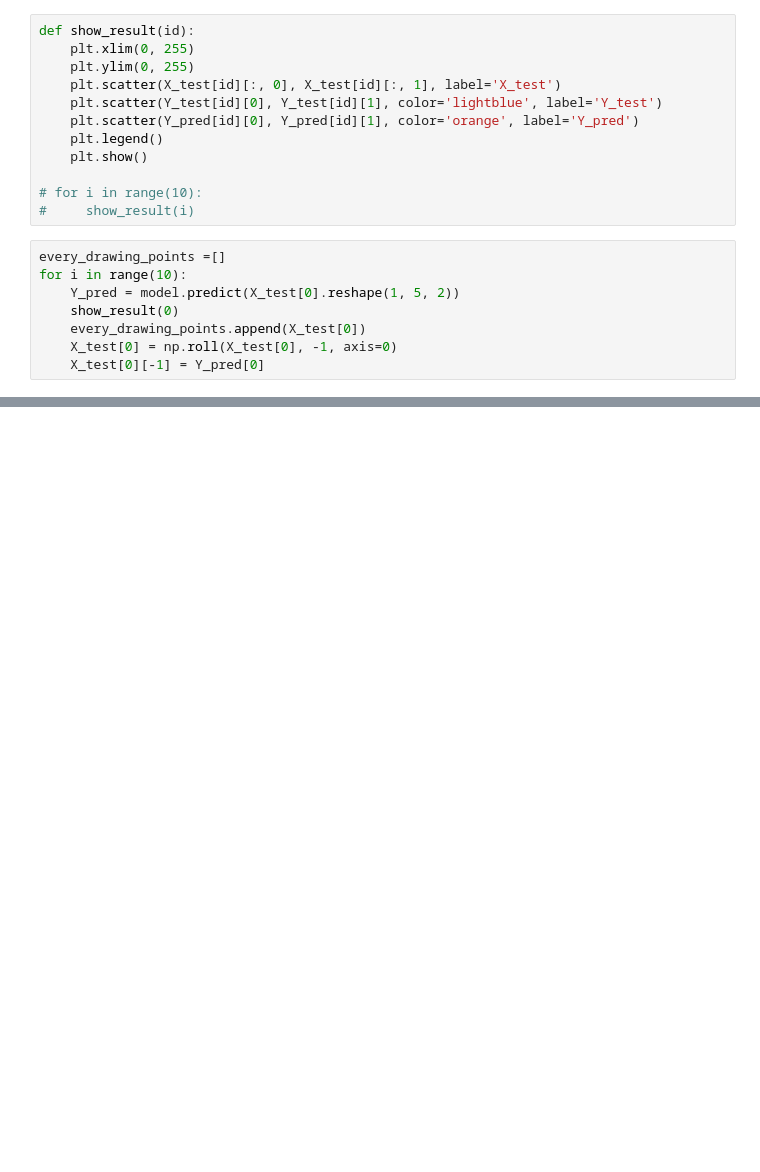
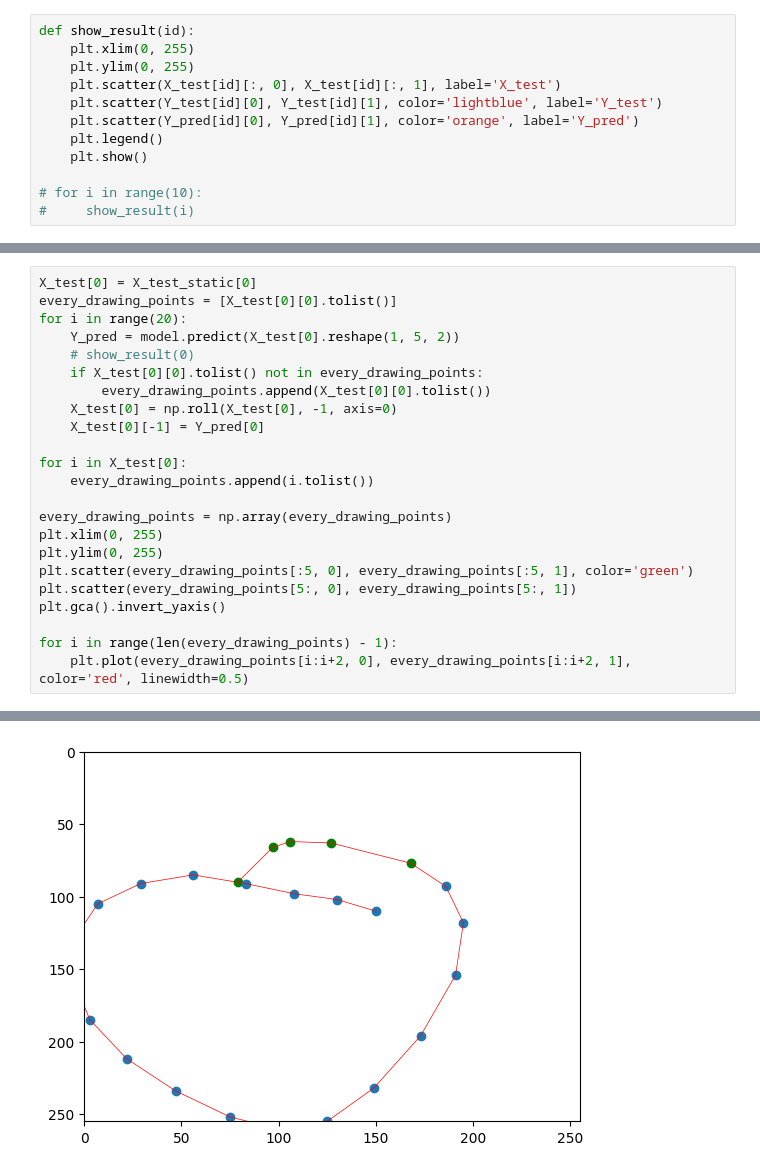
Before and after one commit to Afraiven/making_nn_draw, a Jupyter notebook: apple/nn_drawing_apple.ipynb, the cells around one changed output, grey strips where cells are left out. Drawn from its saved outputs; the diff is of its cells as text; blank space fills up the shorter version.

```diff
--- a/apple/nn_drawing_apple.ipynb
+++ b/apple/nn_drawing_apple.ipynb
@@ -88,11 +89,3 @@ def show_result(id):
 
 # for i in range(10):
 #     show_result(i)
-# %%
-every_drawing_points =[]
-for i in range(10):
-    Y_pred = model.predict(X_test[0].reshape(1, 5, 2))
-    show_result(0)
-    every_drawing_points.append(X_test[0])
-    X_test[0] = np.roll(X_test[0], -1, axis=0)
-    X_test[0][-1] = Y_pred[0]
@@ -112,0 +92,24 @@ for i in range(10):
+# %%
+X_test[0] = X_test_static[0]
+every_drawing_points = [X_test[0][0].tolist()]
+for i in range(20):
+    Y_pred = model.predict(X_test[0].reshape(1, 5, 2))
+    # show_result(0)
+    if X_test[0][0].tolist() not in every_drawing_points:
+        every_drawing_points.append(X_test[0][0].tolist())
+    X_test[0] = np.roll(X_test[0], -1, axis=0)
+    X_test[0][-1] = Y_pred[0]
+
+for i in X_test[0]:
+    every_drawing_points.append(i.tolist())
+
+every_drawing_points = np.array(every_drawing_points)
+plt.xlim(0, 255)
+plt.ylim(0, 255)
+plt.scatter(every_drawing_points[:5, 0], every_drawing_points[:5, 1], color='green')
+plt.scatter(every_drawing_points[5:, 0], every_drawing_points[5:, 1])
+plt.gca().invert_yaxis()
+
+for i in range(len(every_drawing_points) - 1):
+    plt.plot(every_drawing_points[i:i+2, 0], every_drawing_points[i:i+2, 1], color='red', linewidth=0.5)
+# %% [output]
@@ -112,0 +136 @@ for i in range(10):
+[figure, added]
```
Also changed, not shown: parts of 3 cells of this notebook.
